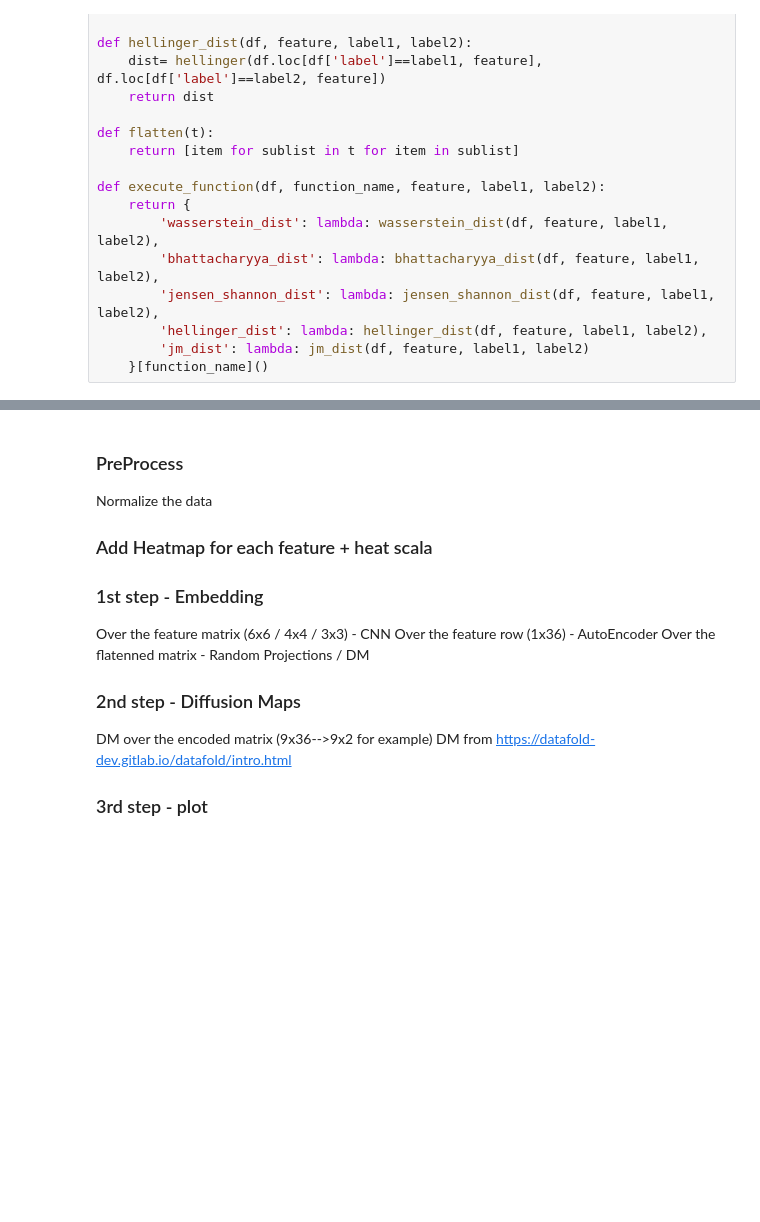
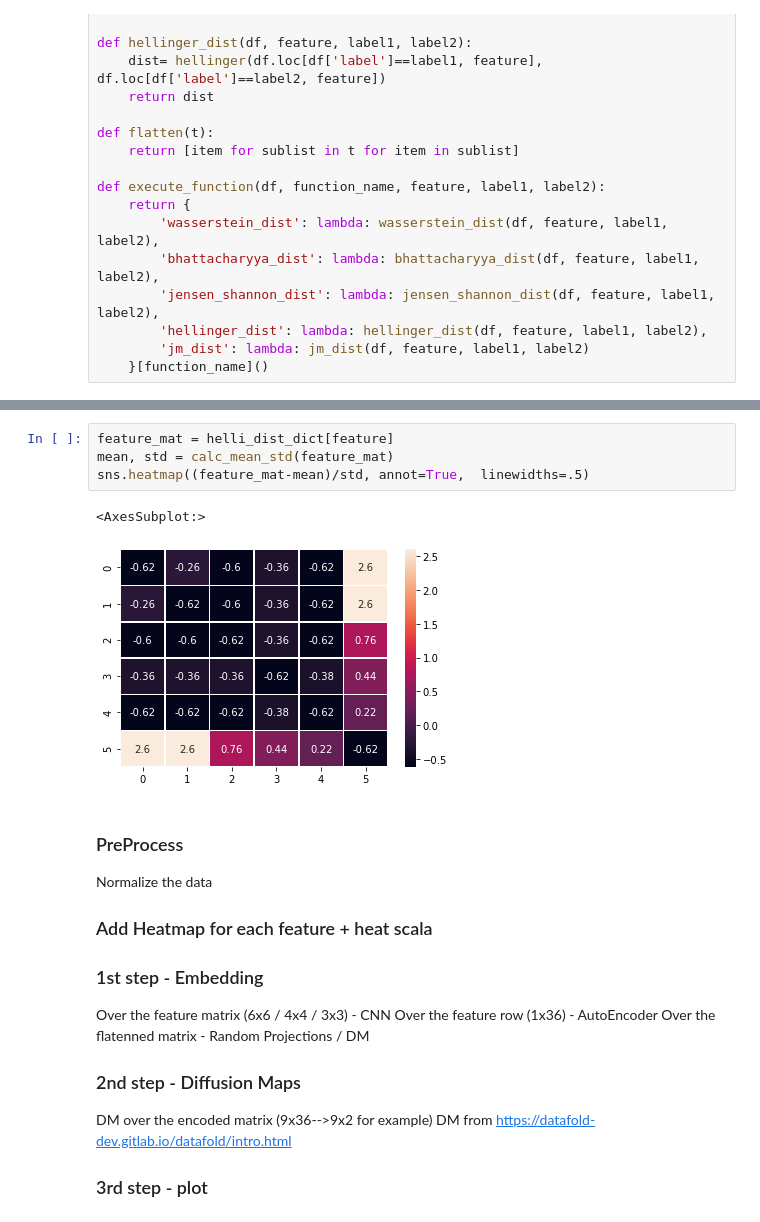
Before and after one commit to Omer-Hedvat/Thesis-TauTransformer, a Jupyter notebook: Omer's notebook.ipynb, the cells around one changed output, grey strips where cells are left out. Cells and saved outputs as stored; diff of their text form; blank space fills up the shorter version.

```diff
--- a/Omer's notebook.ipynb
+++ b/Omer's notebook.ipynb
@@ -148,3 +180,10 @@ im = ax.imshow(df_dists)
+# %%
+feature_mat = helli_dist_dict[feature]
+mean, std = calc_mean_std(feature_mat)
+sns.heatmap((feature_mat-mean)/std, annot=True,  linewidths=.5)
+# %% [output]
+<AxesSubplot:>
+[figure, added]
 # %% [markdown]
 ### PreProcess
 Normalize the data
```
Also changed, not shown: parts of 14 cells of this notebook.
